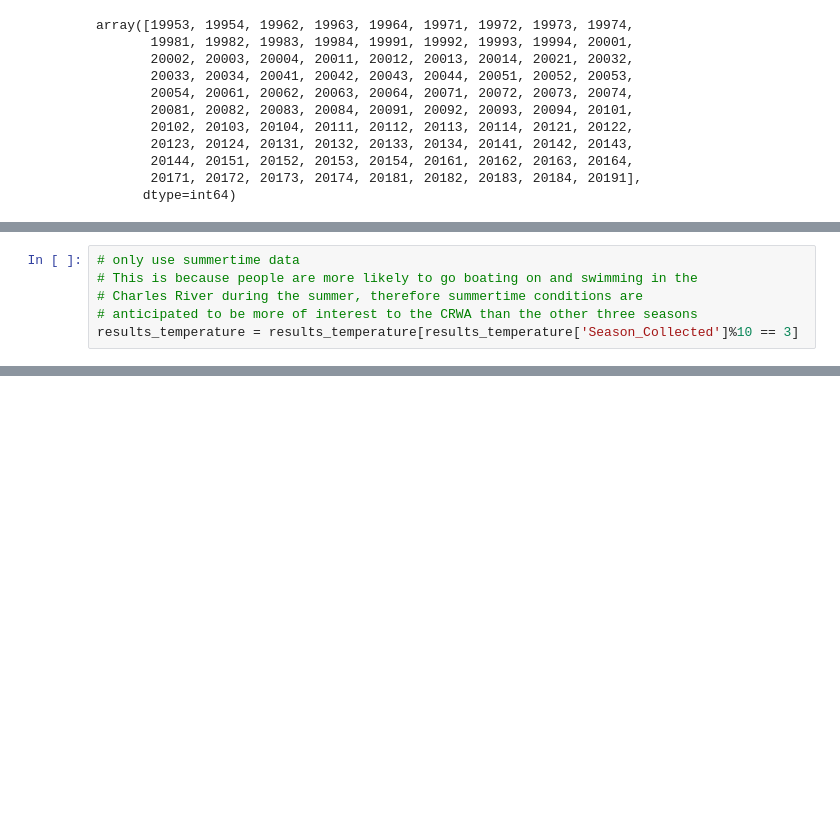
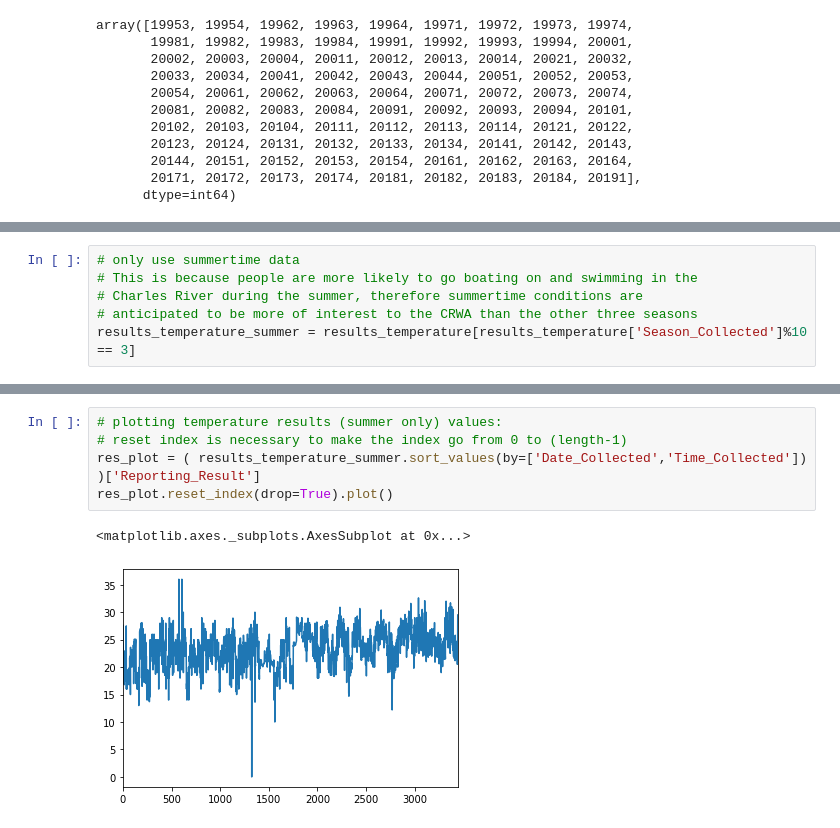
Before and after one commit to codeforboston/safe-water, a Jupyter notebook: projects/crwa/notebooks/lstaples-eda.ipynb, the cells around one changed output, grey strips where cells are left out. Saved outputs shown, nothing was run; the diff lists cells and outputs as text; blank space fills up the shorter version.

```diff
--- a/projects/crwa/notebooks/lstaples-eda.ipynb
+++ b/projects/crwa/notebooks/lstaples-eda.ipynb
@@ -259,5 +304,5 @@ array([19953, 19954, 19962, 19963, 19964, 19971, 19972, 19973, 19974,
 # This is because people are more likely to go boating on and swimming in the
 # Charles River during the summer, therefore summertime conditions are
 # anticipated to be more of interest to the CRWA than the other three seasons
-results_temperature = results_temperature[results_temperature['Season_Collected']%10 == 3]
+results_temperature_summer = results_temperature[results_temperature['Season_Collected']%10 == 3]
 # %%
@@ -286,3 +320,11 @@ ax.set_title("")
 # %% [output]
 Text(0.5, 1.0, '')
 [figure]
+# %%
+# plotting temperature results (summer only) values:
+# reset index is necessary to make the index go from 0 to (length-1)
+res_plot = ( results_temperature_summer.sort_values(by=['Date_Collected','Time_Collected']) )['Reporting_Result']
+res_plot.reset_index(drop=True).plot()
+# %% [output]
+<matplotlib.axes._subplots.AxesSubplot at 0x...>
+[figure, added]
```
Also changed, not shown: parts of 6 cells of this notebook.
